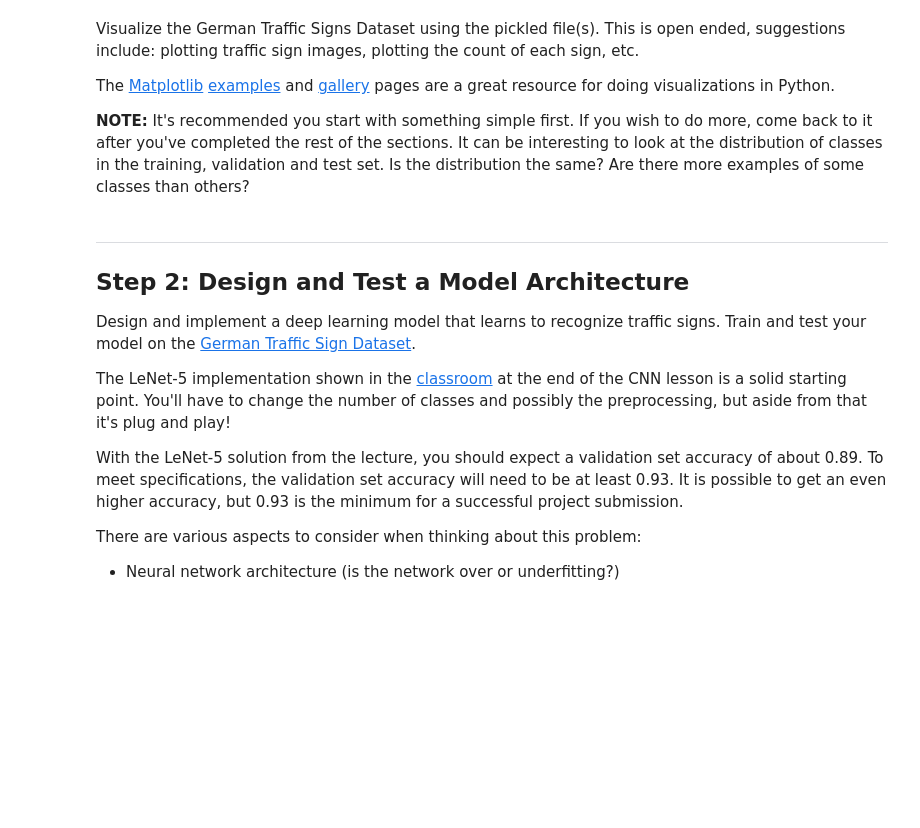
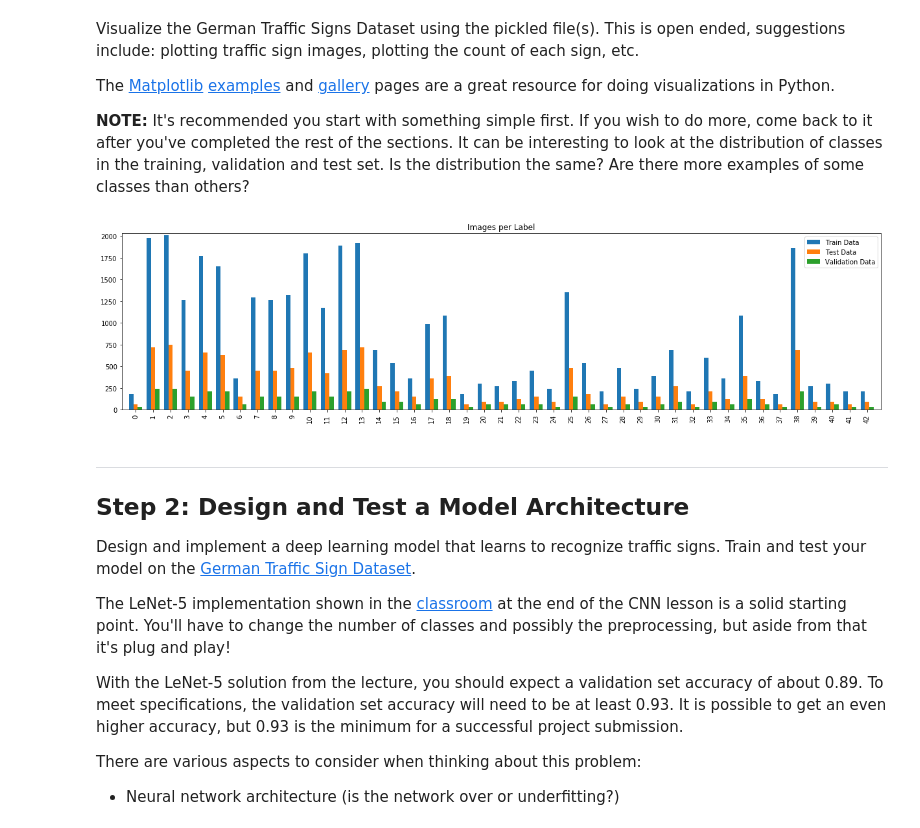
Before and after one commit to storm/CarND-Traffic-Sign-Classifier-Project, a Jupyter notebook: Traffic_Sign_Classifier.ipynb, the cells around one changed output. Saved outputs shown, nothing was run; the diff lists cells and outputs as text; code cells hidden in the pictures; blank space fills up the shorter version.

Commit message:
Visualize dataset as chart

```diff
--- a/Traffic_Sign_Classifier.ipynb
+++ b/Traffic_Sign_Classifier.ipynb
@@ -99,3 +93,46 @@ import matplotlib.pyplot as plt
+# %%
+### Data exploration visualization code goes here.
+### Feel free to use as many code cells as needed.
+import matplotlib.pyplot as plt
+import numpy as np
+import random
+import math
+import csv
+
+# Visualizations will be shown in the notebook.
+%matplotlib inline
+
+labels = None
+with open('signnames.csv', mode='r') as infile:
+    reader = csv.reader(infile)
+    next(reader, None)
+    labels = {int(rows[0]):rows[1] for rows in reader}
+
+train_unq, train_unq_inv, train_unq_cnt = np.unique(y_train, return_inverse=True, return_counts=True)
+test_unq, test_unq_inv, test_unq_cnt = np.unique(y_test, return_inverse=True, return_counts=True)
+valid_unq, valid_unq_inv, valid_unq_cnt = np.unique(y_valid, return_inverse=True, return_counts=True)
+
+items = len(train_unq)
+cols = 4
+rows = math.ceil(items / cols)
+
+fig, ax = plt.subplots(1, 1, figsize=(math.floor(items * .5), 5))
+
+x = np.arange(items)
+width = 1 / 4
+padding = 0
+ax.bar(x, train_unq_cnt, width, label="Train Data", edgecolor="none", color=list(plt.rcParams['axes.prop_cycle'])[0]['color'])
+ax.bar(x + width + padding, test_unq_cnt, width, label="Test Data", edgecolor="none", color=list(plt.rcParams['axes.prop_cycle'])[1]['color'])
+ax.bar(x + (width + padding) * 2, valid_unq_cnt, width, label="Validation Data", edgecolor="none", color=list(plt.rcParams['axes.prop_cycle'])[2]['color'])
+ax.set_xticks(x + width)
+ax.set_xticklabels([str(label[0]) for label in labels.items()], rotation='vertical')
+ax.set_title('Images per Label')
+ax.margins(0.01)
+legend = ax.legend(loc='upper right')
+
+plt.show()
+# %% [output]
+[figure, added]
 # %% [markdown]
 ----
 
```
Also changed, not shown: parts of 2 cells of this notebook.
